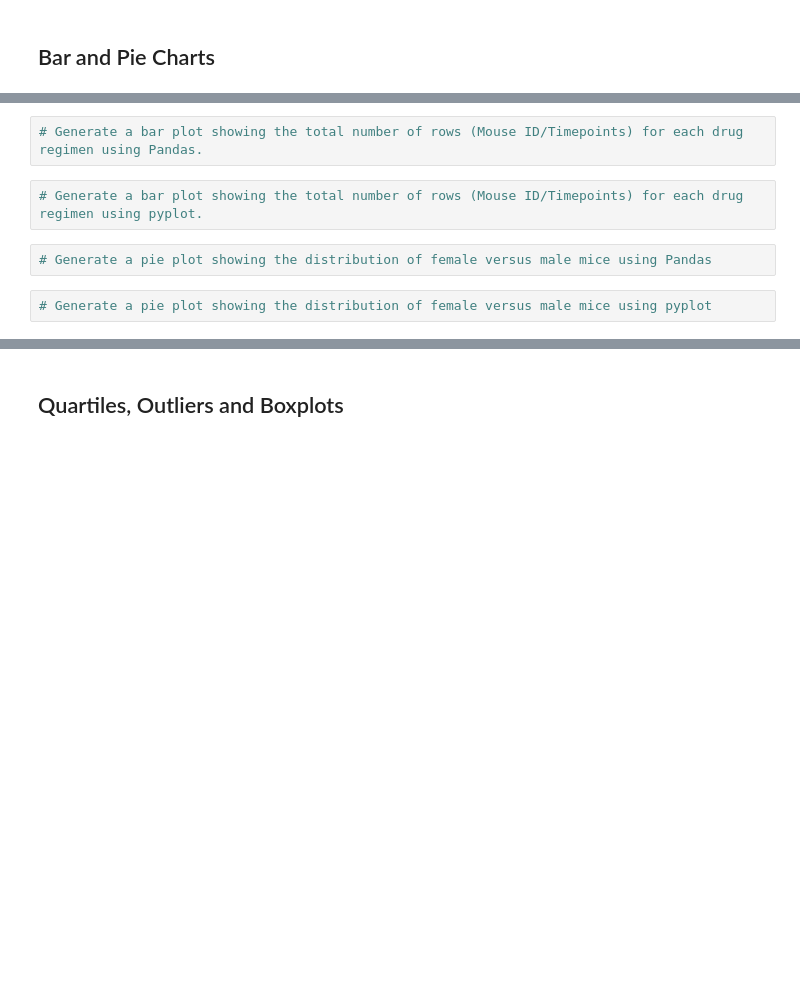
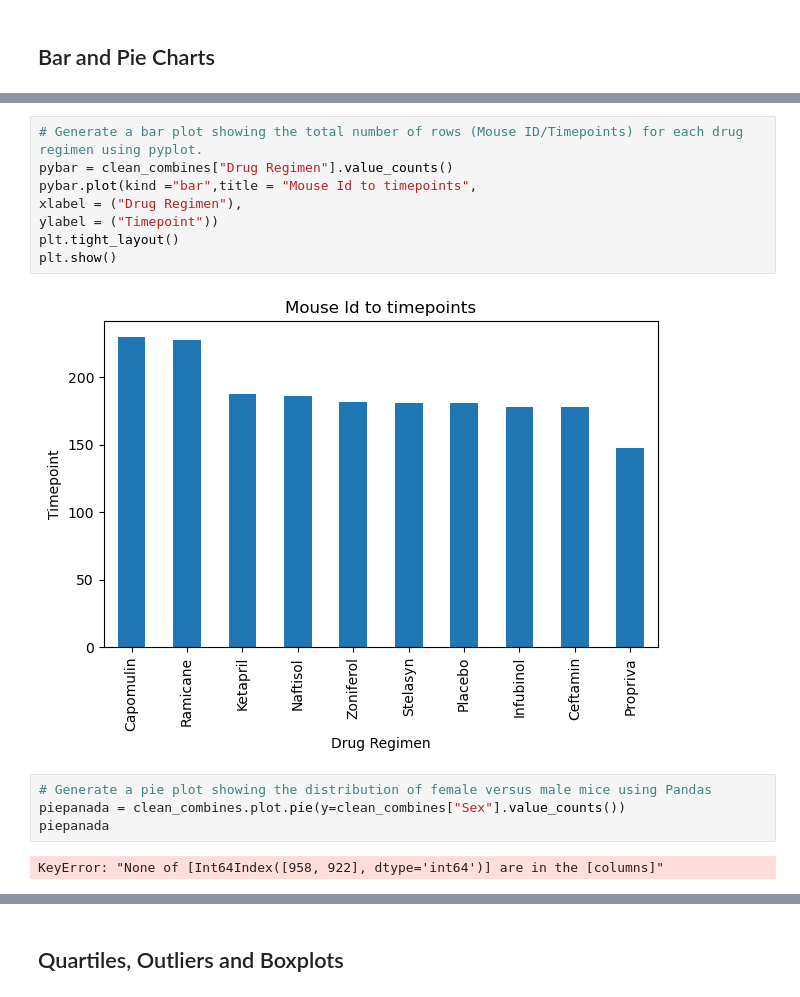
Before and after one commit to stephfer17/challeneg5, a Jupyter notebook: pymaceuticals_starter.ipynb, the cells around one changed output, grey strips where cells are left out. Drawn from its saved outputs; the diff is of its cells as text; blank space fills up the shorter version.

```diff
--- a/pymaceuticals_starter.ipynb
+++ b/pymaceuticals_starter.ipynb
@@ -140,8 +152,16 @@ sing_sum
 # %%
-# Generate a bar plot showing the total number of rows (Mouse ID/Timepoints) for each drug regimen using Pandas.
+# Generate a bar plot showing the total number of rows (Mouse ID/Timepoints) for each drug regimen using pyplot.
+pybar = clean_combines["Drug Regimen"].value_counts()
+pybar.plot(kind ="bar",title = "Mouse Id to timepoints",
+xlabel = ("Drug Regimen"),
+ylabel = ("Timepoint"))
+plt.tight_layout()
+plt.show()
+# %% [output]
+[figure, added]
-# %%
-# Generate a bar plot showing the total number of rows (Mouse ID/Timepoints) for each drug regimen using pyplot.
 # %%
 # Generate a pie plot showing the distribution of female versus male mice using Pandas
+piepanada = clean_combines.plot.pie(y=clean_combines["Sex"].value_counts())
+piepanada
+# %% [output]
+KeyError: "None of [Int64Index([958, 922], dtype='int64')] are in the [columns]"
-# %%
-# Generate a pie plot showing the distribution of female versus male mice using pyplot
```
Also changed, not shown: parts of 2 cells of this notebook.
